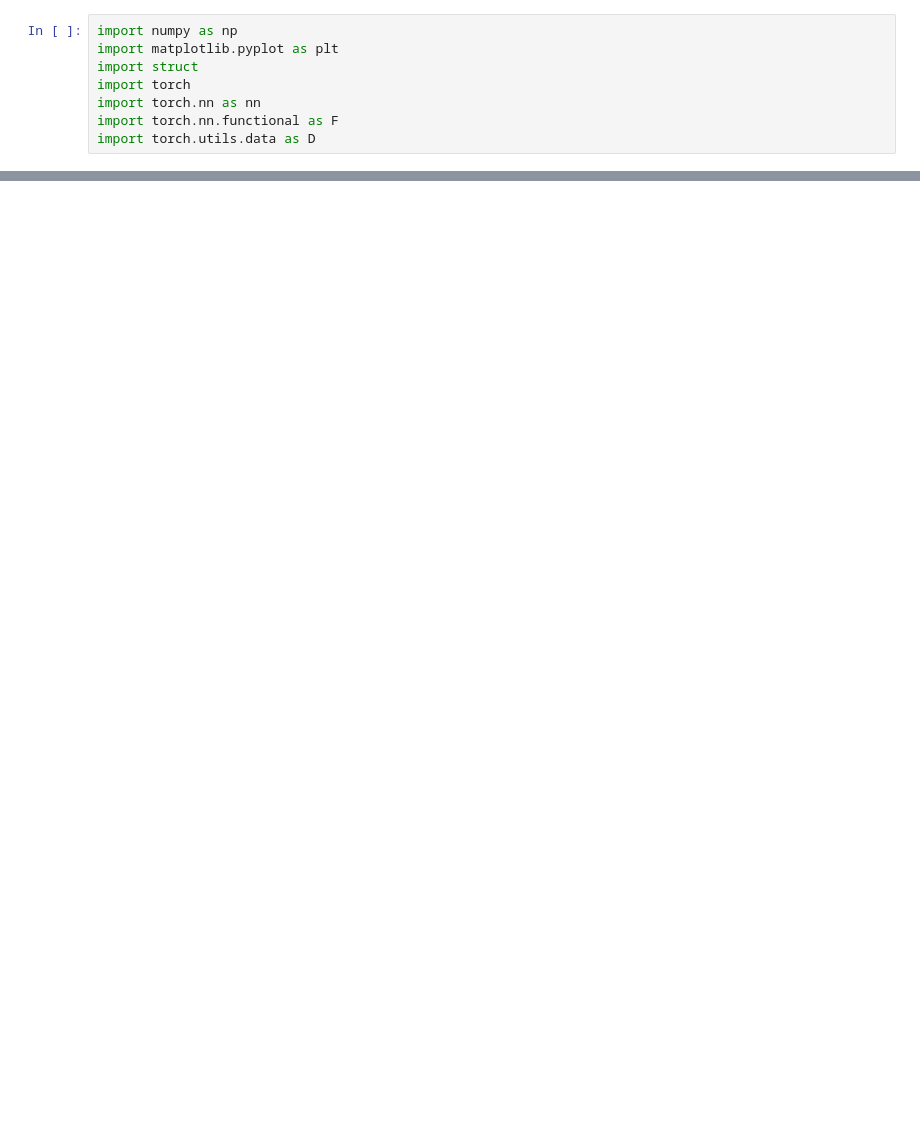
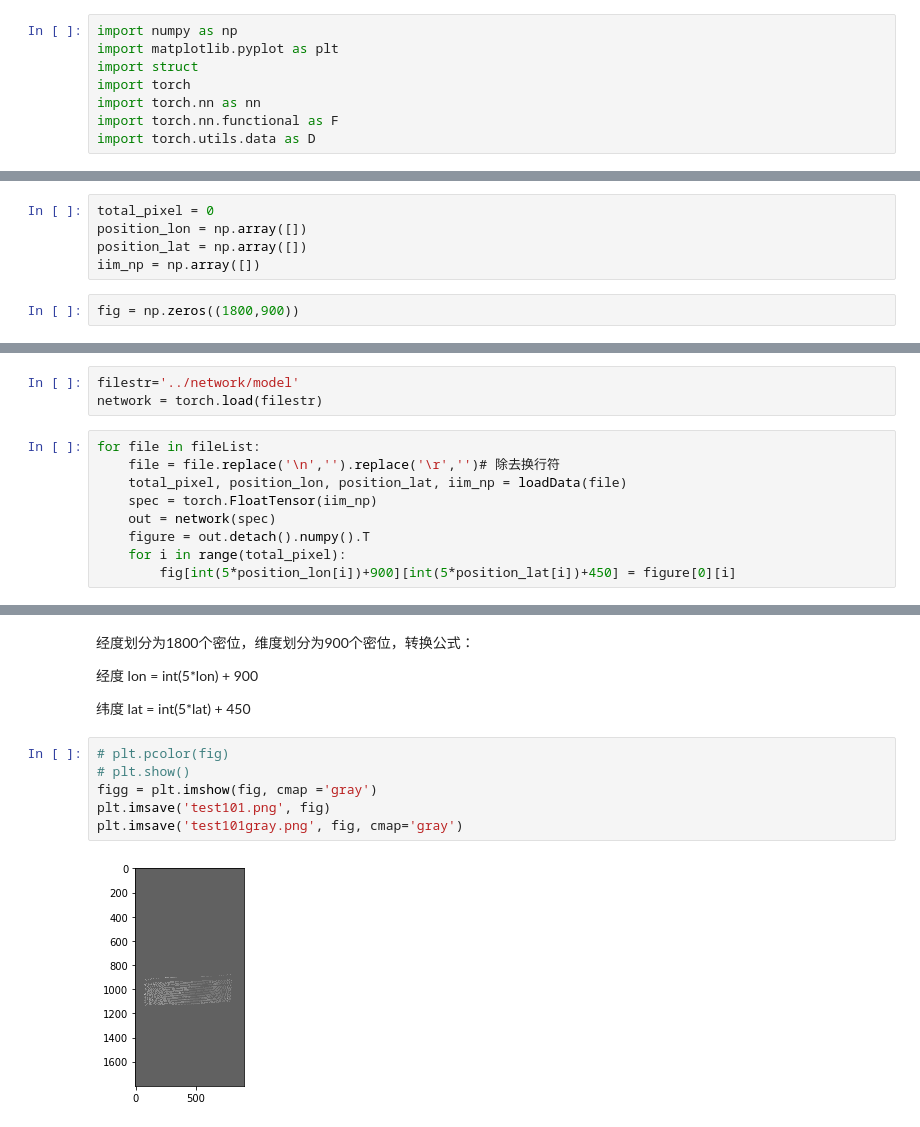
Before and after one commit to ShiZhuming/ChallengeCup, a Jupyter notebook: data/dataLoader.ipynb, the cells around one changed output, grey strips where cells are left out. Saved outputs shown, nothing was run; the diff lists cells and outputs as text; blank space fills up the shorter version.

```diff
--- a/data/dataLoader.ipynb
+++ b/data/dataLoader.ipynb
@@ -203,0 +118,7 @@ def loadData(file):
+# %%
+total_pixel = 0
+position_lon = np.array([])
+position_lat = np.array([])
+iim_np = np.array([])
+# %%
+fig = np.zeros((1800,900))
@@ -203,0 +136,12 @@ def loadData(file):
+# %%
+filestr='../network/model'
+network = torch.load(filestr)
+# %%
+for file in fileList:
+    file = file.replace('\n','').replace('\r','')# 除去换行符
+    total_pixel, position_lon, position_lat, iim_np = loadData(file)
+    spec = torch.FloatTensor(iim_np)
+    out = network(spec)
+    figure = out.detach().numpy().T
+    for i in range(total_pixel):
+        fig[int(5*position_lon[i])+900][int(5*position_lat[i])+450] = figure[0][i]
@@ -203,0 +167,14 @@ def loadData(file):
+# %% [markdown]
+经度划分为1800个密位，维度划分为900个密位，转换公式：
+
+经度 lon = int(5*lon) + 900
+
+纬度 lat = int(5*lat) + 450
+# %%
+# plt.pcolor(fig)
+# plt.show()
+figg = plt.imshow(fig, cmap ='gray')
+plt.imsave('test101.png', fig)
+plt.imsave('test101gray.png', fig, cmap='gray')
+# %% [output]
+[figure, added]
```
Also changed, not shown: parts of 28 cells of this notebook, 9 other files.
